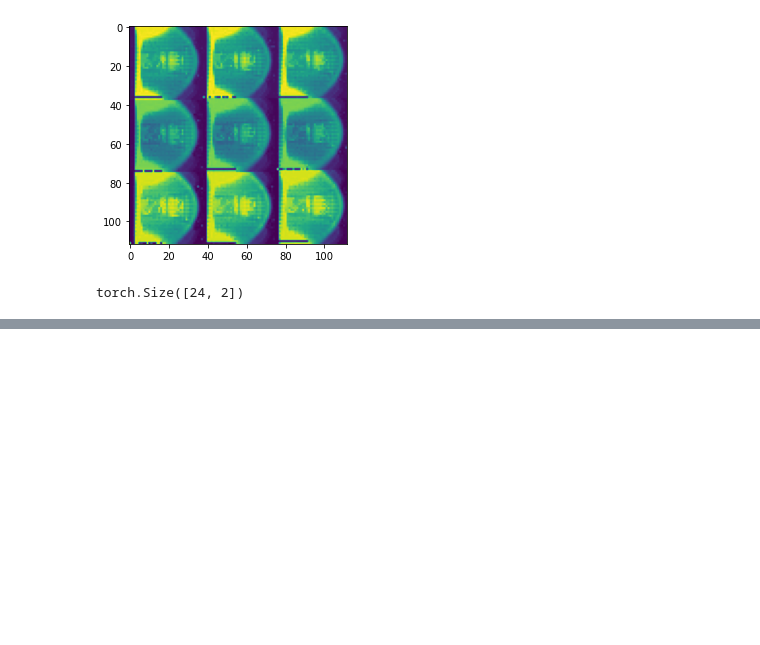
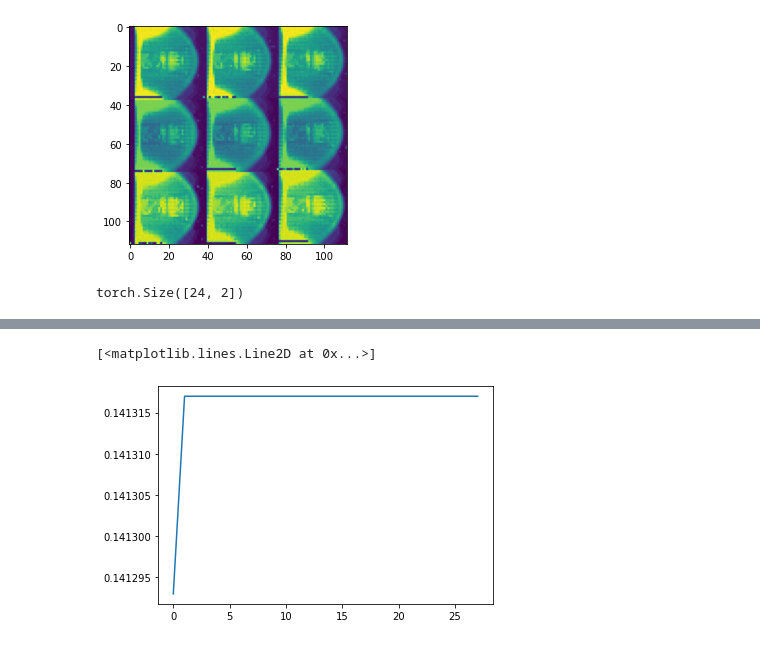
Before and after one commit to ZINZINBIN/Disruption-Prediciton-based-on-Multimodal-Deep-Learning, a Jupyter notebook: test.ipynb, the cells around one changed output, grey strips where cells are left out. Drawn from its saved outputs; the diff is of its cells as text; code cells hidden in the pictures; blank space fills up the shorter version.

```diff
--- a/test.ipynb
+++ b/test.ipynb
@@ -605,0 +672,7 @@ torch.Size([24, 2])
+# %%
+import matplotlib.pyplot as plt
+
+plt.plot(probs)
+# %% [output]
+[<matplotlib.lines.Line2D at 0x...>]
+[figure, added]
```
Also changed, not shown: parts of 1 cell of this notebook, 4 other files.
